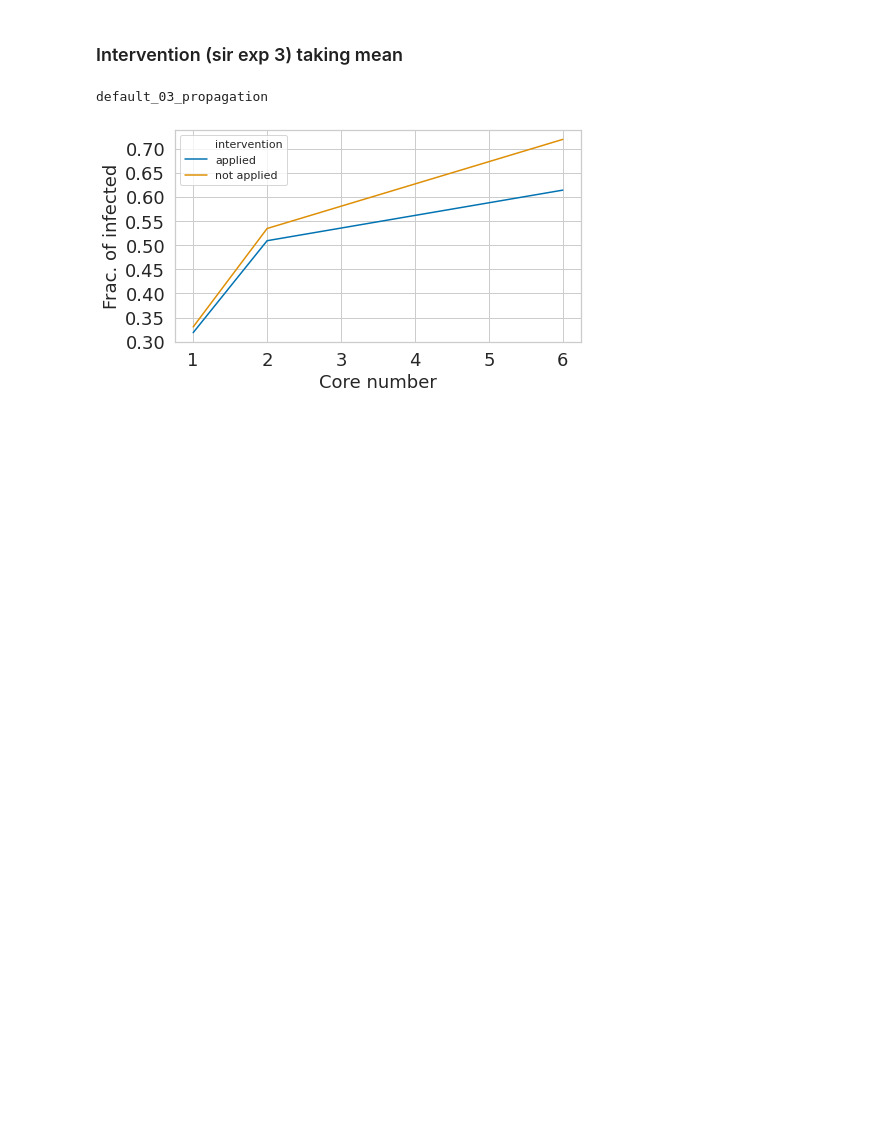
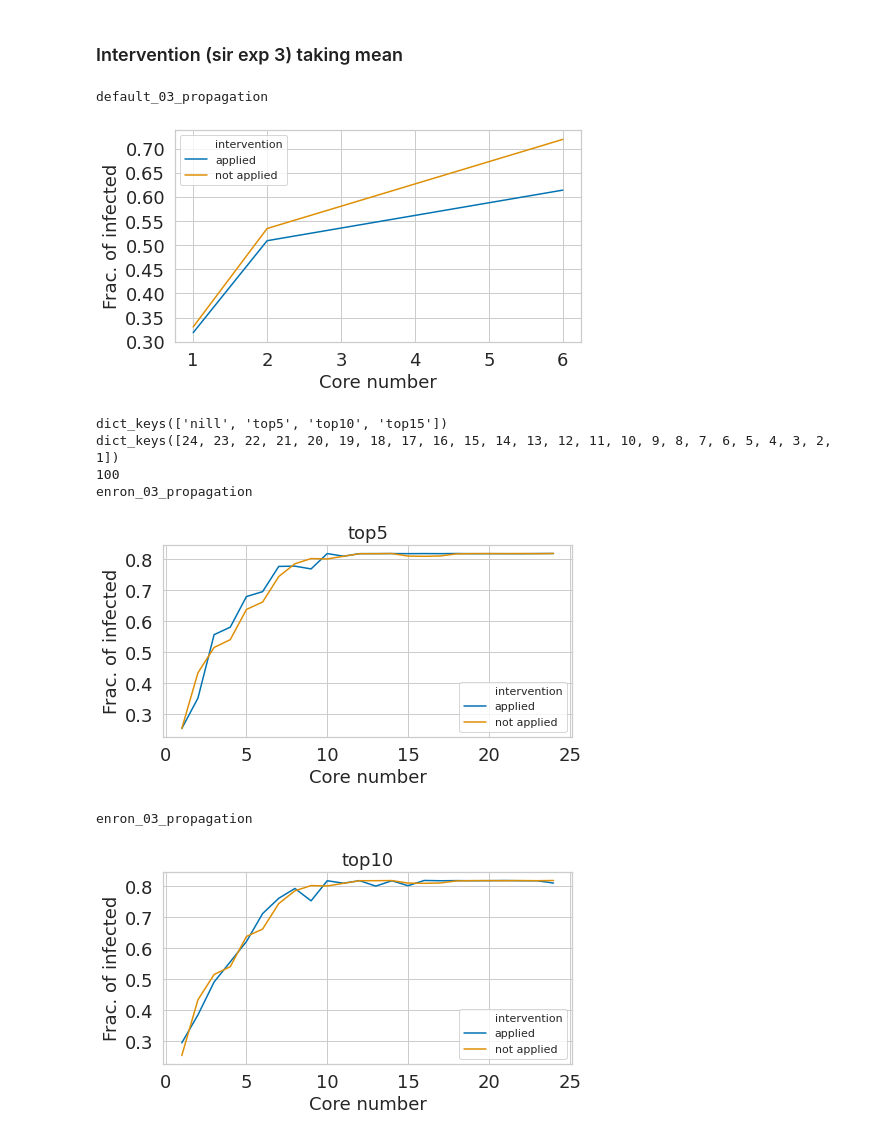
Before and after one commit to bishwamittra/scripts_hg-core-decomposition, a Jupyter notebook: read_output.ipynb, the cells around one changed output. Cells and saved outputs as stored; diff of their text form; code cells hidden in the pictures; blank space fills up the shorter version.

Commit message:
plot code updated

```diff
--- a/read_output.ipynb
+++ b/read_output.ipynb
@@ -1297,3 +1297,83 @@ for key, item in df[df['intervention_results'].notnull()].groupby(group_list, as
 # %% [output]
 default_03_propagation
 [figure]
+# %%
+import pandas as pd
+import seaborn as sns
+from ast import literal_eval
+%matplotlib inline
+import matplotlib.pyplot as plt
+import numpy as np
+import os
+
+fontsize = 18
+labelsize = 12
+
+
+# from matplotlib.ticker import MaxNLocator
+sns.set(rc={'figure.figsize':(7,4)})
+sns.set_style("whitegrid", {'axes.grid' : True})
+lw = 3
+save = False
+output_folder = 'results_final/'
+
+ignore_datasets = ['bin_1','bin_2','bin_4','bin_5', 'congress', 'contact','default']
+group_list = ['dataset', 'p']
+goodname_algo = {
+        'graph_core': 'clique graph',
+        'naive_nbr': 'nbr-based hyp.',
+        'naive_degree': 'deg-based hyp.'
+    }
+
+df = pd.read_csv(os.path.join("data/output/propagation_result_topk_exp3.csv"), header=None)
+df.columns = ['dataset', 'p', 'algo', 'exp', 'result', 'timestep_results', 'intervention_results']
+# print(df.shape)
+# print(df.head(10))
+
+for key, item in df[df['intervention_results'].notnull()].groupby(group_list, as_index=False):
+    if item['dataset'].values[0] in ignore_datasets:
+        continue
+
+    item['algo'] = item['algo'].replace(goodname_algo)
+    assert len(item['algo'].unique()) == 1
+
+    result = literal_eval(item['intervention_results'].iloc[0])
+    print(result.keys())
+    print(result['top5'].keys())
+    print(len(result['top5'][1]))
+    for top_val in ['top5', 'top10', 'top15']:
+        # print(['nill', top_val])
+        result_df = pd.DataFrame()
+        result_tuple = [(eid, k, v) for eid in ['nill', top_val] for k in result[eid] for v in result[eid][k]]
+        result_df = result_df.append(pd.DataFrame(result_tuple, columns = ['edge id', 'core number', 'infected']), ignore_index=False)
+        # print(result_df['edge id'].unique())
+        result_df['intervention'] = result_df.apply(lambda x: 'applied' if x['edge id'] != 'nill' else 'not applied', axis=1)
+
+        #Plot mean
+        meandf = result_df.groupby(['intervention', 'core number']).mean().reset_index()
+        # print(meandf.head(n = 10))
+        # print(meandf)
+        sns.lineplot(x = 'core number', y = 'infected', hue = 'intervention', palette='colorblind', data=meandf)
+
+        plt.xlabel('Core number', fontsize=fontsize)
+        plt.ylabel("Frac. of infected", fontsize=fontsize)
+        plt.xticks(fontsize=fontsize)
+        plt.yticks(fontsize=fontsize)
+        plt.title(top_val, fontsize=fontsize)
+        plt.tight_layout()
+        filename = (" ".join(map(str, key)) + " propagation").replace(" ", "_").replace(".", "")
+        if(save):
+            plt.savefig("results_final/fig/" + filename + "_intervention.pdf")
+        else:
+            print(filename)
+            plt.show()
+            # break
+        plt.clf()
+# %% [output]
+dict_keys(['nill', 'top5', 'top10', 'top15'])
+dict_keys([24, 23, 22, 21, 20, 19, 18, 17, 16, 15, 14, 13, 12, 11, 10, 9, 8, 7, 6, 5, 4, 3, 2, 1])
+100
+enron_03_propagation
+[figure, added]
+enron_03_propagation
+[figure, added]
```
Also changed, not shown: parts of 1 cell of this notebook.
